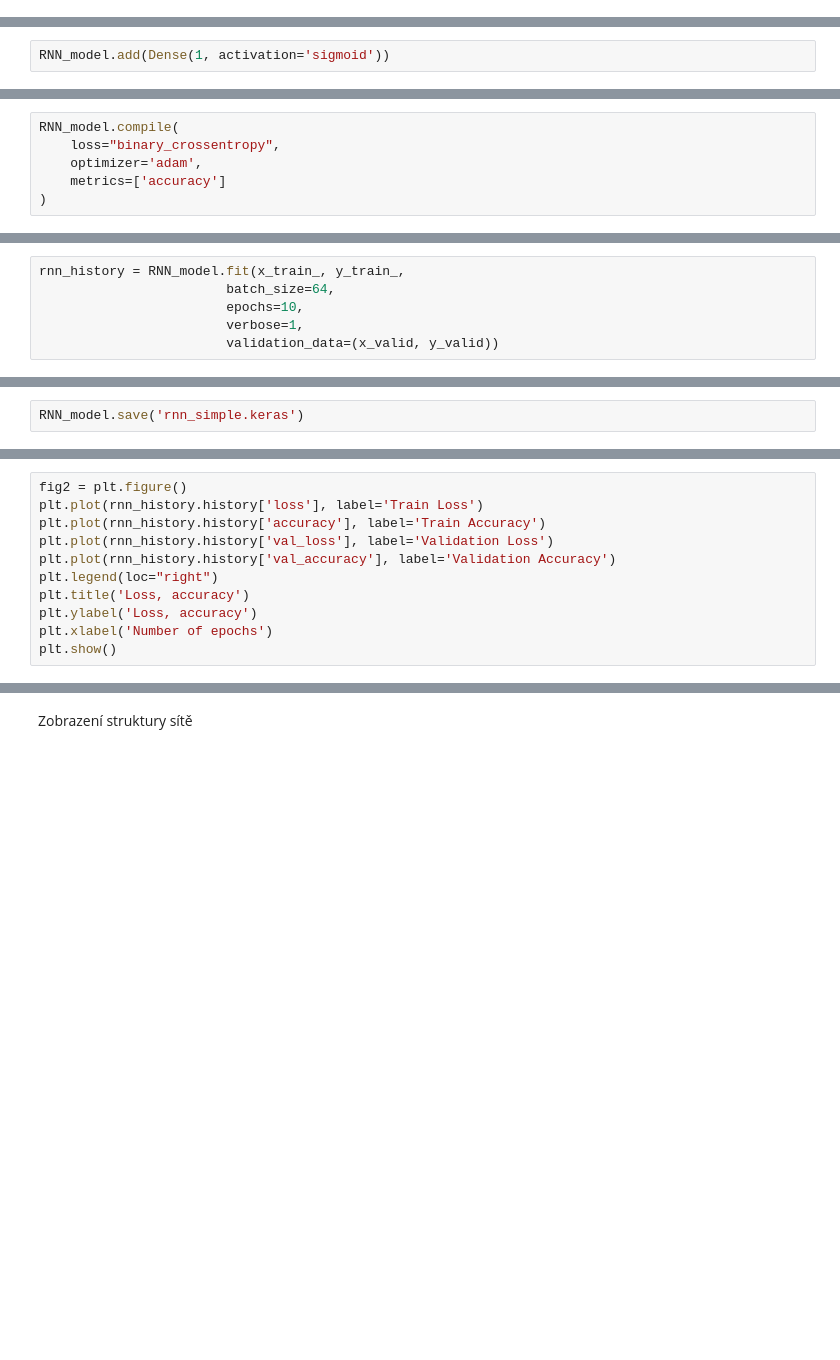
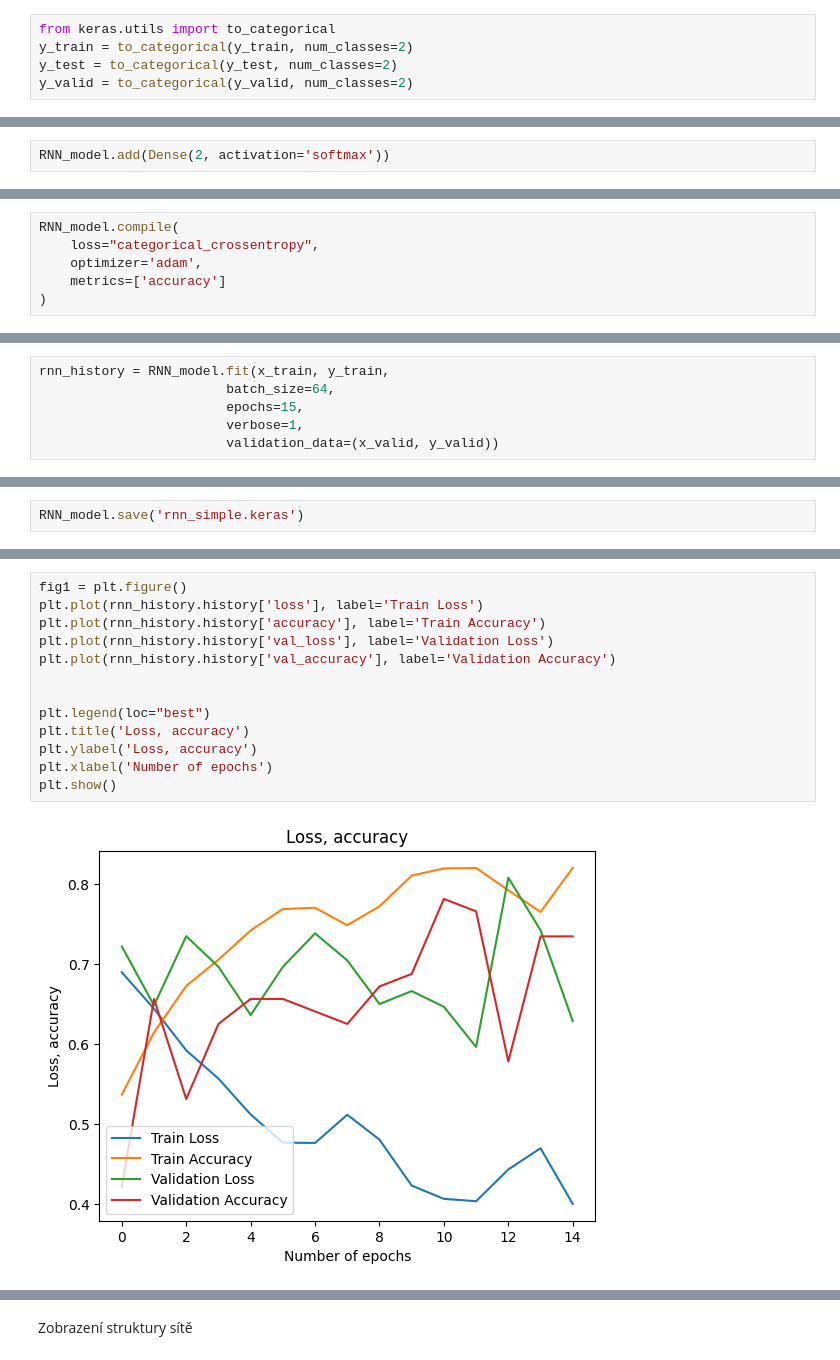
Before and after one commit to Pozdilek-Martin/BMLAI, a Jupyter notebook: 12_RNN/12_C_klasifikace_textu.ipynb, the cells around one changed output, grey strips where cells are left out. Drawn from its saved outputs; the diff is of its cells as text; blank space fills up the shorter version.

```diff
--- a/12_RNN/12_C_klasifikace_textu.ipynb
+++ b/12_RNN/12_C_klasifikace_textu.ipynb
@@ -84,0 +135,5 @@ x_train[0]
+# %%
+from keras.utils import to_categorical
+y_train = to_categorical(y_train, num_classes=2)
+y_test = to_categorical(y_test, num_classes=2)
+y_valid = to_categorical(y_valid, num_classes=2)
@@ -116,5 +183,5 @@ Poslední je výstupní Dense vrstva, která vrací číslo mezi 0 a 1.
 # %%
-RNN_model.add(Dense(1, activation='sigmoid'))
+RNN_model.add(Dense(2, activation='softmax'))
 # %% [markdown]
 Zobrazení struktury neuronové sítě.
 # %%
@@ -123,7 +204,7 @@ RNN_model.summary()
 Jedná se o klasifikační model se dvěma třídami, proto používáme ztrátovou funkci binary_crossentropy.
 # %%
 RNN_model.compile(
-    loss="binary_crossentropy",
+    loss="categorical_crossentropy",
     optimizer='adam',
     metrics=['accuracy']
 )
@@ -132,6 +213,6 @@ Spustíme učení
 # %%
-rnn_history = RNN_model.fit(x_train_, y_train_,
+rnn_history = RNN_model.fit(x_train, y_train,
                         batch_size=64,
-                        epochs=10,
+                        epochs=15,
                         verbose=1,
                         validation_data=(x_valid, y_valid))
@@ -148,11 +243,15 @@ Historie učení
 # %%
-fig2 = plt.figure()
+fig1 = plt.figure()
 plt.plot(rnn_history.history['loss'], label='Train Loss')
 plt.plot(rnn_history.history['accuracy'], label='Train Accuracy')
 plt.plot(rnn_history.history['val_loss'], label='Validation Loss')
 plt.plot(rnn_history.history['val_accuracy'], label='Validation Accuracy')
-plt.legend(loc="right")
+
+
+plt.legend(loc="best")
 plt.title('Loss, accuracy')
 plt.ylabel('Loss, accuracy')
 plt.xlabel('Number of epochs')
 plt.show()
+# %% [output]
+[figure, added]
```
Also changed, not shown: parts of 117 cells of this notebook.
